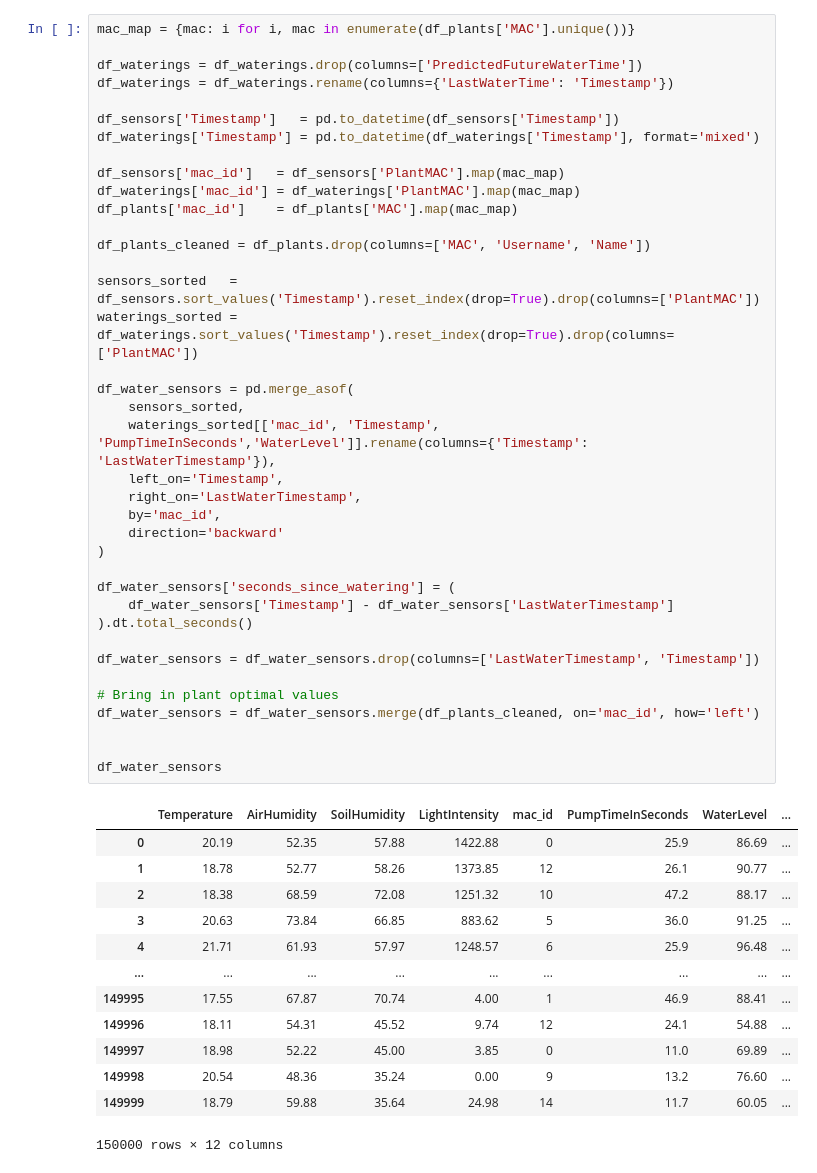
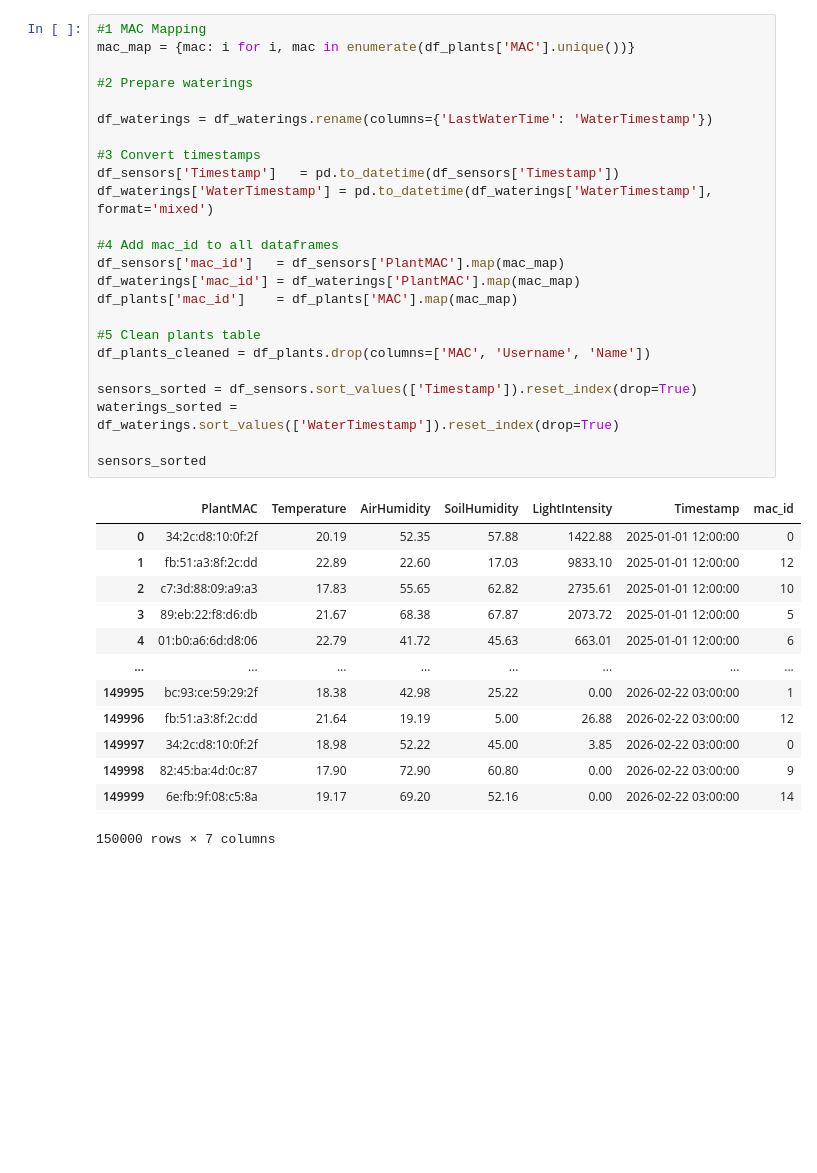
Before and after one commit to VIA-Plantify/Plantify-MachineLearning, a Jupyter notebook: datapreparation/DataPreparationGeneral.ipynb, the cells around one changed output. Saved outputs shown, nothing was run; the diff lists cells and outputs as text; blank space fills up the shorter version.

```diff
--- a/datapreparation/DataPreparationGeneral.ipynb
+++ b/datapreparation/DataPreparationGeneral.ipynb
@@ -27,52 +28,38 @@ df_waterings
 # %%
+#1 MAC Mapping
 mac_map = {mac: i for i, mac in enumerate(df_plants['MAC'].unique())}
 
-df_waterings = df_waterings.drop(columns=['PredictedFutureWaterTime'])
-df_waterings = df_waterings.rename(columns={'LastWaterTime': 'Timestamp'})
+#2 Prepare waterings
 
+df_waterings = df_waterings.rename(columns={'LastWaterTime': 'WaterTimestamp'})
+
+#3 Convert timestamps
 df_sensors['Timestamp']   = pd.to_datetime(df_sensors['Timestamp'])
-df_waterings['Timestamp'] = pd.to_datetime(df_waterings['Timestamp'], format='mixed')
+df_waterings['WaterTimestamp'] = pd.to_datetime(df_waterings['WaterTimestamp'], format='mixed')
 
+#4 Add mac_id to all dataframes
 df_sensors['mac_id']   = df_sensors['PlantMAC'].map(mac_map)
 df_waterings['mac_id'] = df_waterings['PlantMAC'].map(mac_map)
 df_plants['mac_id']    = df_plants['MAC'].map(mac_map)
 
+#5 Clean plants table
 df_plants_cleaned = df_plants.drop(columns=['MAC', 'Username', 'Name'])
 
-sensors_sorted   = df_sensors.sort_values('Timestamp').reset_index(drop=True).drop(columns=['PlantMAC'])
-waterings_sorted = df_waterings.sort_values('Timestamp').reset_index(drop=True).drop(columns=['PlantMAC'])
+sensors_sorted = df_sensors.sort_values(['Timestamp']).reset_index(drop=True)
+waterings_sorted = df_waterings.sort_values(['WaterTimestamp']).reset_index(drop=True)
 
-df_water_sensors = pd.merge_asof(
-    sensors_sorted,
-    waterings_sorted[['mac_id', 'Timestamp', 'PumpTimeInSeconds','WaterLevel']].rename(columns={'Timestamp': 'LastWaterTimestamp'}),
-    left_on='Timestamp',
-    right_on='LastWaterTimestamp',
-    by='mac_id',
-    direction='backward'
-)
-
-df_water_sensors['seconds_since_watering'] = (
-    df_water_sensors['Timestamp'] - df_water_sensors['LastWaterTimestamp']
-).dt.total_seconds()
-
-df_water_sensors = df_water_sensors.drop(columns=['LastWaterTimestamp', 'Timestamp'])
-
-# Bring in plant optimal values
-df_water_sensors = df_water_sensors.merge(df_plants_cleaned, on='mac_id', how='left')
-
-
-df_water_sensors
+sensors_sorted
 # %% [output]
-|  | Temperature | AirHumidity | SoilHumidity | LightIntensity | mac_id | PumpTimeInSeconds | WaterLevel | ... |
-| 0 | 20.19 | 52.35 | 57.88 | 1422.88 | 0 | 25.9 | 86.69 | ... |
-| 1 | 18.78 | 52.77 | 58.26 | 1373.85 | 12 | 26.1 | 90.77 | ... |
-| 2 | 18.38 | 68.59 | 72.08 | 1251.32 | 10 | 47.2 | 88.17 | ... |
-| 3 | 20.63 | 73.84 | 66.85 | 883.62 | 5 | 36.0 | 91.25 | ... |
-| 4 | 21.71 | 61.93 | 57.97 | 1248.57 | 6 | 25.9 | 96.48 | ... |
-| ... | ... | ... | ... | ... | ... | ... | ... | ... |
-| 149995 | 17.55 | 67.87 | 70.74 | 4.00 | 1 | 46.9 | 88.41 | ... |
-| 149996 | 18.11 | 54.31 | 45.52 | 9.74 | 12 | 24.1 | 54.88 | ... |
-| 149997 | 18.98 | 52.22 | 45.00 | 3.85 | 0 | 11.0 | 69.89 | ... |
-| 149998 | 20.54 | 48.36 | 35.24 | 0.00 | 9 | 13.2 | 76.60 | ... |
-| 149999 | 18.79 | 59.88 | 35.64 | 24.98 | 14 | 11.7 | 60.05 | ... |
+|  | PlantMAC | Temperature | AirHumidity | SoilHumidity | LightIntensity | Timestamp | mac_id |
+| 0 | 34:2c:d8:10:0f:2f | 20.19 | 52.35 | 57.88 | 1422.88 | 2025-01-01 12:00:00 | 0 |
+| 1 | fb:51:a3:8f:2c:dd | 22.89 | 22.60 | 17.03 | 9833.10 | 2025-01-01 12:00:00 | 12 |
+| 2 | c7:3d:88:09:a9:a3 | 17.83 | 55.65 | 62.82 | 2735.61 | 2025-01-01 12:00:00 | 10 |
+| 3 | 89:eb:22:f8:d6:db | 21.67 | 68.38 | 67.87 | 2073.72 | 2025-01-01 12:00:00 | 5 |
+| 4 | 01:b0:a6:6d:d8:06 | 22.79 | 41.72 | 45.63 | 663.01 | 2025-01-01 12:00:00 | 6 |
+| ... | ... | ... | ... | ... | ... | ... | ... |
+| 149995 | bc:93:ce:59:29:2f | 18.38 | 42.98 | 25.22 | 0.00 | 2026-02-22 03:00:00 | 1 |
+| 149996 | fb:51:a3:8f:2c:dd | 21.64 | 19.19 | 5.00 | 26.88 | 2026-02-22 03:00:00 | 12 |
+| 149997 | 34:2c:d8:10:0f:2f | 18.98 | 52.22 | 45.00 | 3.85 | 2026-02-22 03:00:00 | 0 |
+| 149998 | 82:45:ba:4d:0c:87 | 17.90 | 72.90 | 60.80 | 0.00 | 2026-02-22 03:00:00 | 9 |
+| 149999 | 6e:fb:9f:08:c5:8a | 19.17 | 69.20 | 52.16 | 0.00 | 2026-02-22 03:00:00 | 14 |
-150000 rows × 12 columns
+150000 rows × 7 columns
```
Also changed, not shown: parts of 3 cells of this notebook, 4 other files.
